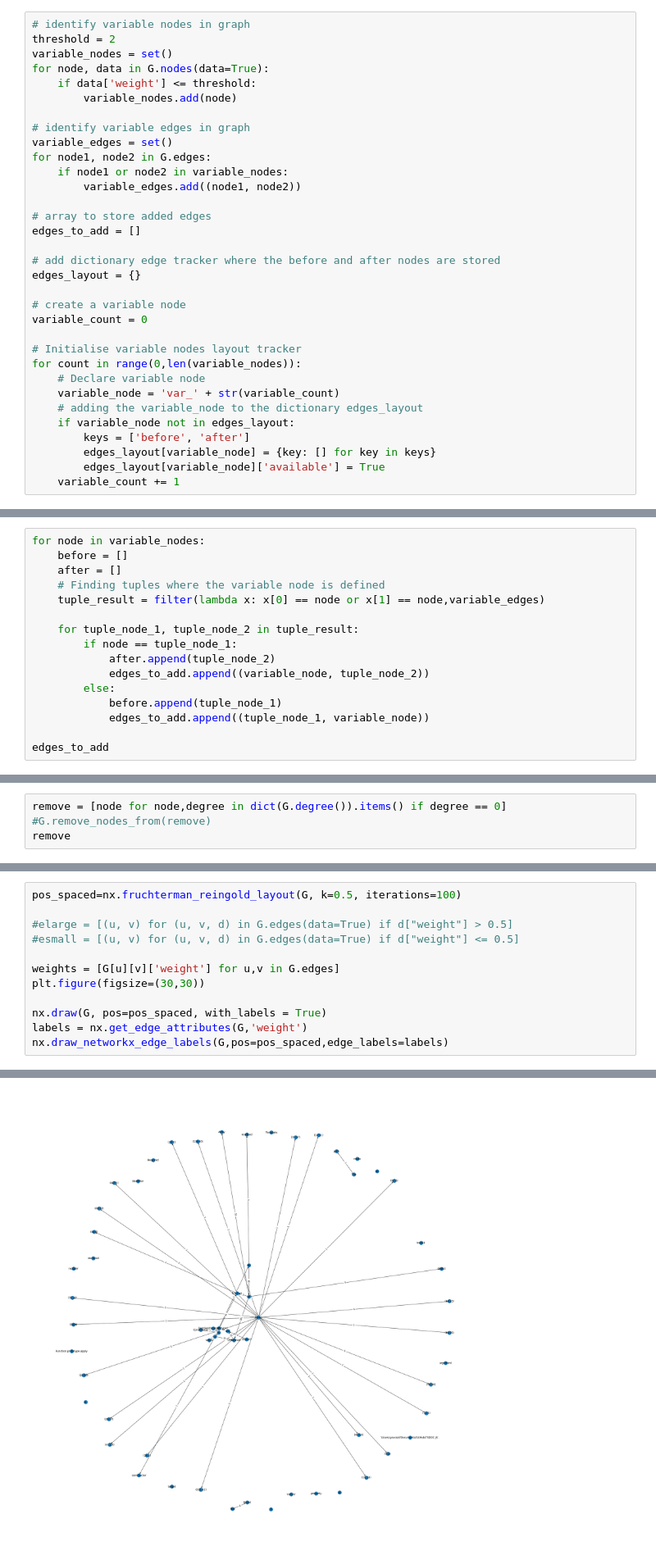
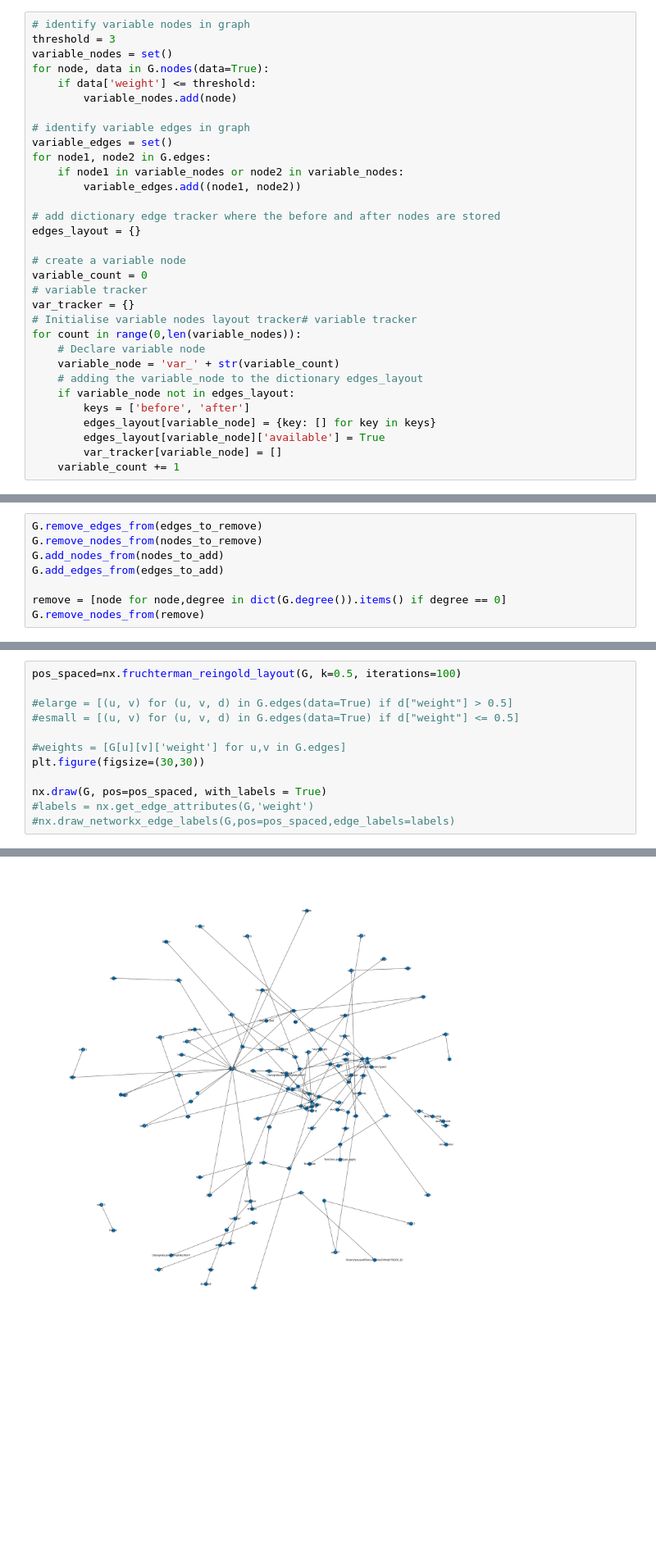
Before and after one commit to YoussefElHassani/TSDOC.JS, a Jupyter notebook: test.ipynb, the cells around one changed output, grey strips where cells are left out. Shown at 82% size. Drawn from its saved outputs; the diff is of its cells as text; blank space fills up the shorter version.

```diff
--- a/test.ipynb
+++ b/test.ipynb
@@ -51,7 +51,7 @@ nx.set_edge_attributes(G, values = edges_weights, name = 'weight')
 nx.set_node_attributes(G, values = nodes_weights, name = 'weight')
 # %%
 # identify variable nodes in graph
-threshold = 2
+threshold = 3
 variable_nodes = set()
 for node, data in G.nodes(data=True):
     if data['weight'] <= threshold:
@@ -60,19 +60,17 @@ for node, data in G.nodes(data=True):
 # identify variable edges in graph
 variable_edges = set()
 for node1, node2 in G.edges:
-    if node1 or node2 in variable_nodes:
+    if node1 in variable_nodes or node2 in variable_nodes:
         variable_edges.add((node1, node2))
-
-# array to store added edges
-edges_to_add = []
 
 # add dictionary edge tracker where the before and after nodes are stored
 edges_layout = {}
 
 # create a variable node
 variable_count = 0
-
-# Initialise variable nodes layout tracker
+# variable tracker
+var_tracker = {}
+# Initialise variable nodes layout tracker# variable tracker
 for count in range(0,len(variable_nodes)):
     # Declare variable node
     variable_node = 'var_' + str(variable_count)
@@ -81,4 +79,5 @@ for count in range(0,len(variable_nodes)):
         keys = ['before', 'after']
         edges_layout[variable_node] = {key: [] for key in keys}
         edges_layout[variable_node]['available'] = True
+        var_tracker[variable_node] = []
     variable_count += 1
@@ -118,16 +145,0 @@ var_0
-# %%
-for node in variable_nodes:
-    before = []
-    after = []
-    # Finding tuples where the variable node is defined
-    tuple_result = filter(lambda x: x[0] == node or x[1] == node,variable_edges)
-
-    for tuple_node_1, tuple_node_2 in tuple_result:
-        if node == tuple_node_1:
-            after.append(tuple_node_2)
-            edges_to_add.append((variable_node, tuple_node_2))
-        else:
-            before.append(tuple_node_1)
-            edges_to_add.append((tuple_node_1, variable_node))
-
-edges_to_add
@@ -208,4 +206,8 @@ nodes_to_remove =
 # %%
+G.remove_edges_from(edges_to_remove)
+G.remove_nodes_from(nodes_to_remove)
+G.add_nodes_from(nodes_to_add)
+G.add_edges_from(edges_to_add)
+
 remove = [node for node,degree in dict(G.degree()).items() if degree == 0]
-#G.remove_nodes_from(remove)
-remove
+G.remove_nodes_from(remove)
@@ -217,10 +217,10 @@ pos_spaced=nx.fruchterman_reingold_layout(G, k=0.5, iterations=100)
 #elarge = [(u, v) for (u, v, d) in G.edges(data=True) if d["weight"] > 0.5]
 #esmall = [(u, v) for (u, v, d) in G.edges(data=True) if d["weight"] <= 0.5]
 
-weights = [G[u][v]['weight'] for u,v in G.edges]
+#weights = [G[u][v]['weight'] for u,v in G.edges]
 plt.figure(figsize=(30,30))
 
 nx.draw(G, pos=pos_spaced, with_labels = True)
-labels = nx.get_edge_attributes(G,'weight')
-nx.draw_networkx_edge_labels(G,pos=pos_spaced,edge_labels=labels)
+#labels = nx.get_edge_attributes(G,'weight')
+#nx.draw_networkx_edge_labels(G,pos=pos_spaced,edge_labels=labels)
 # %% [output]
@@ -244,4 +227,4 @@ nx.draw_networkx_edge_labels(G,pos=pos_spaced,edge_labels=labels)
-[figure, old version]
+[figure, new version]
 # %%
 nx.draw(G, with_labels = True)
 plt.savefig("simple_path.png") # save as png
```
Also changed, not shown: parts of 15 cells of this notebook.
